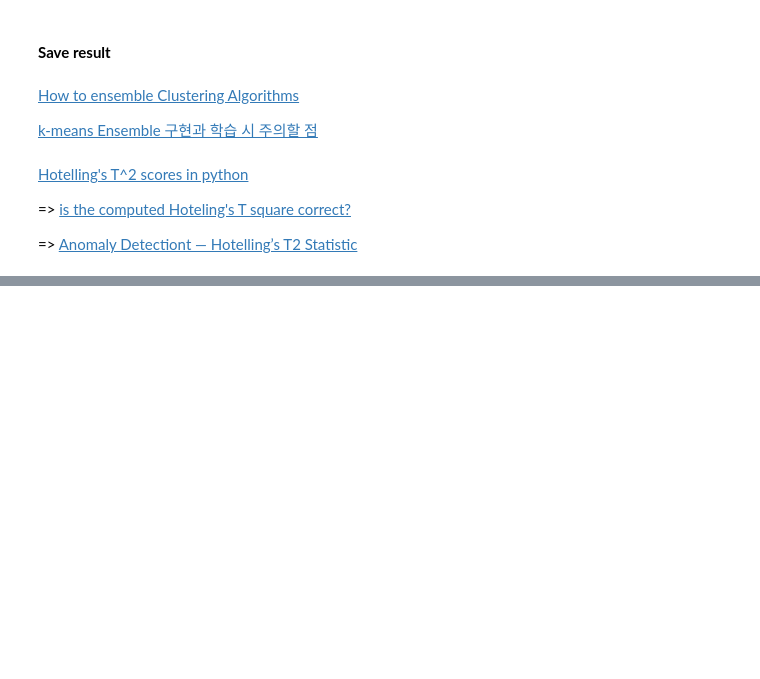
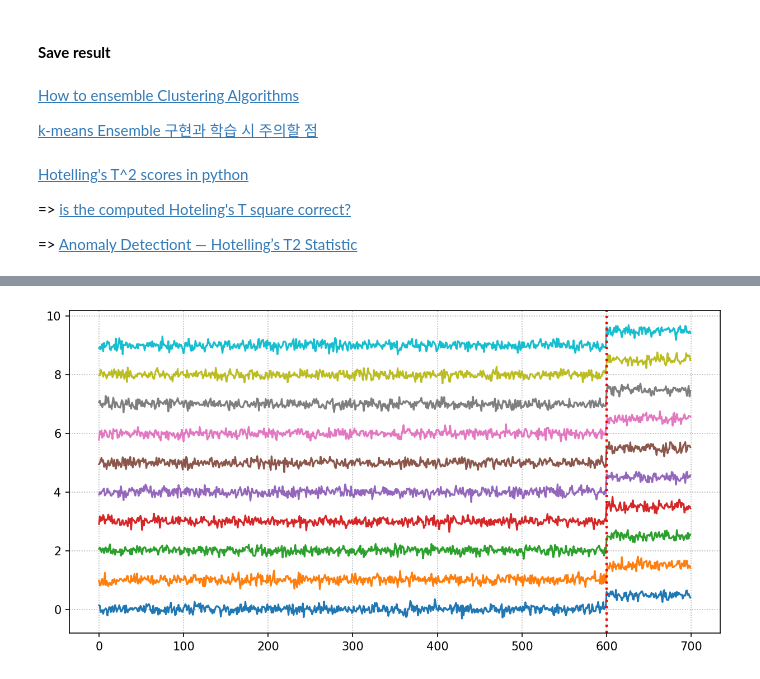
Before and after one commit to seungsab/Robust_Outlier_detection, a Jupyter notebook: 20230712_인천항_데이터_항만인프라/Step1_Expoloratory_Data_Analysis_Incheon_porTinfra.ipynb, the cells around one changed output, grey strips where cells are left out. Drawn from its saved outputs; the diff is of its cells as text; code cells hidden in the pictures; blank space fills up the shorter version.

```diff
--- a/20230712_인천항_데이터_항만인프라/Step1_Expoloratory_Data_Analysis_Incheon_porTinfra.ipynb
+++ b/20230712_인천항_데이터_항만인프라/Step1_Expoloratory_Data_Analysis_Incheon_porTinfra.ipynb
@@ -276,0 +240,34 @@ hotelling_t2s
+# %%
+import torch
+import numpy as np
+import seaborn as sns
+import matplotlib.pylab as plt
+from sklearn.preprocessing import StandardScaler
+import scipy.stats
+
+def synthetic_data(qtd_sensors,num_examples):  #@save
+    """Generate y = Xw + b + noise."""
+    data_final = []
+    for i in range(qtd_sensors):
+        X = torch.normal(i, 0.1, (num_examples, 1))
+        data_final.append(X)
+
+    return torch.cat(data_final, dim=1)
+
+dat = synthetic_data(10, 700)
+
+
+IDX_NORMAL = 600
+IDX_NORMAL_MODEL = 500
+SIZE_ALL = dat.shape[0]
+
+for ind in range(dat.shape[1]):
+    dat[IDX_NORMAL::, ind] = dat[IDX_NORMAL::, ind] + torch.normal(0.5, 0.001, (100, 1)).reshape(1, -1)
+# %%
+plt.figure(figsize = (10, 5), dpi =150)
+plt.plot(dat)
+plt.axvline(IDX_NORMAL, linestyle = ':', color = 'red', linewidth = 2)
+plt.grid(linestyle = ':')
+plt.show()
+# %% [output]
+[figure, added]
```
Also changed, not shown: parts of 19 cells of this notebook.
